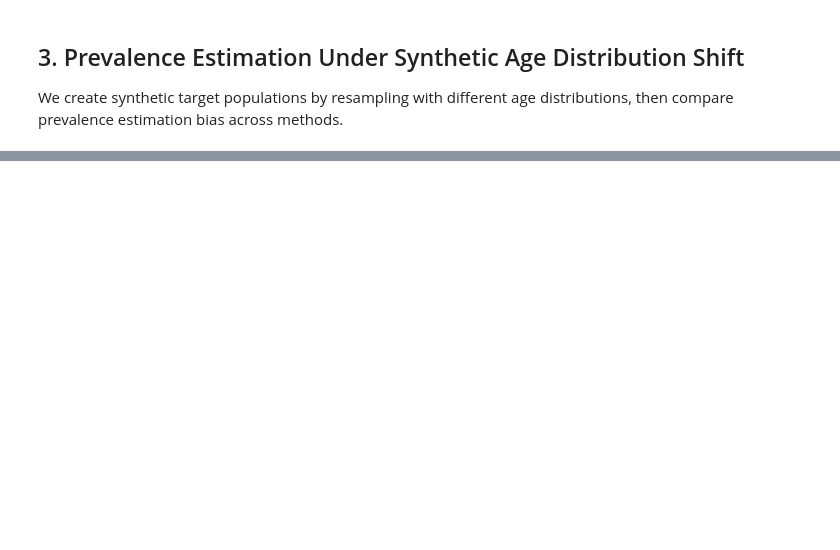
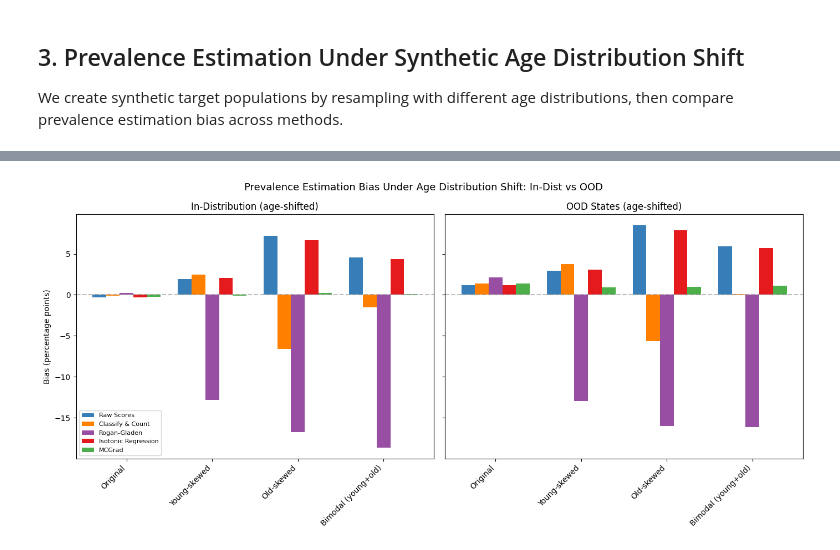
Before and after one commit to facebookresearch/multicalibrated_llm_measurement, a Jupyter notebook: acs_analysis/acs_exploration.ipynb, the cells around one changed output, grey strips where cells are left out. Cells and saved outputs as stored; diff of their text form; code cells hidden in the pictures; blank space fills up the shorter version.

```diff
--- a/acs_analysis/acs_exploration.ipynb
+++ b/acs_analysis/acs_exploration.ipynb
@@ -314,23 +371,6 @@ synthetic_populations = {}
 for label, shift in age_shifts.items():
     synthetic_populations[label] = resample_with_age_shift(test_df, shift=shift)
 
-# Show the age distributions we created
-fig = go.Figure()
-for label, syn_df in synthetic_populations.items():
-    age_counts = syn_df['AGEP'].value_counts().sort_index()
-    fig.add_trace(go.Scatter(
-        x=age_counts.index, y=age_counts.values,
-        mode='lines', name=label,
-    ))
-
-fig.update_layout(
-    title="Age Distributions of Synthetic Populations",
-    xaxis_title="Age (AGEP)",
-    yaxis_title="Count",
-    height=400, width=900,
-)
-fig.show()
-
 # Print true employment rates
 for label, syn_df in synthetic_populations.items():
     print(f"{label}: n={len(syn_df):,}, true employment rate = {syn_df[LABEL_COLUMN].mean():.1%}, "
@@ -424,64 +458,38 @@ for scenario_label, syn_df in synthetic_populations_ood.items():
     )
     synthetic_results_ood[scenario_label] = estimates
 
-# Side-by-side: In-dist vs OOD under age shift
-fig = make_subplots(
-    rows=1, cols=2,
-    subplot_titles=("In-Distribution (age-shifted)", "OOD States (age-shifted)"),
-    shared_yaxes=True,
-)
+# Save figure for paper (matplotlib)
+scenarios = list(synthetic_results.keys())
 
-for col, results in enumerate([synthetic_results, synthetic_results_ood], start=1):
-    for i, method in enumerate(methods_to_plot):
-        biases = [(results[s][method] - results[s]["True Prevalence"]) * 100
-                  for s in scenarios]
-        fig.add_trace(
-            go.Bar(x=scenarios, y=biases, name=method,
-                   marker_color=colors_map[method],
-                   showlegend=(col == 1)),
-            row=1, col=col,
-        )
-
-fig.add_hline(y=0, line_dash="dash", line_color="gray")
-fig.update_yaxes(title_text="Bias (percentage points)", row=1, col=1)
-fig.update_layout(
-    title="Prevalence Estimation Bias Under Age Distribution Shift: In-Dist vs OOD",
-    height=500, width=1200,
-    barmode='group',
-)
-fig.show()
-
-# Save as static image with matplotlib
-import matplotlib.pyplot as plt
-import numpy as np
-
-fig_mpl, (ax1, ax2) = plt.subplots(1, 2, figsize=(14, 5), sharey=True)
+fig_mpl, (ax1, ax2) = plt.subplots(1, 2, figsize=(14, 6.5), sharey=True)
 
 x = np.arange(len(scenarios))
 n_methods = len(methods_to_plot)
 width = 0.8 / n_methods
 
 for panel_idx, (ax, results, title) in enumerate([
     (ax1, synthetic_results, "In-Distribution (age-shifted)"),
     (ax2, synthetic_results_ood, "OOD States (age-shifted)"),
 ]):
     for i, method in enumerate(methods_to_plot):
         biases = [(results[s][method] - results[s]["True Prevalence"]) * 100
                   for s in scenarios]
         offset = (i - n_methods / 2 + 0.5) * width
         bars = ax.bar(x + offset, biases, width, label=method, color=colors_map[method])
     ax.axhline(y=0, color="gray", linestyle="--", alpha=0.5)
     ax.set_title(title)
     ax.set_xticks(x)
     ax.set_xticklabels(scenarios, rotation=45, ha="right")
     if panel_idx == 0:
         ax.set_ylabel("Bias (percentage points)")
 
 ax1.legend(fontsize=8, loc="lower left")
 fig_mpl.suptitle("Prevalence Estimation Bias Under Age Distribution Shift: In-Dist vs OOD", fontsize=13)
 fig_mpl.tight_layout()
 fig_mpl.savefig("../paper/images/figure2_acs_age_shift.png", dpi=300, bbox_inches="tight")
 plt.show()
+# %% [output]
+[figure, added]
 # %%
 # Summary table: bias across all age-shift scenarios
 age_shift_summary = []
```
Also changed, not shown: parts of 12 cells of this notebook, 2 other files.
